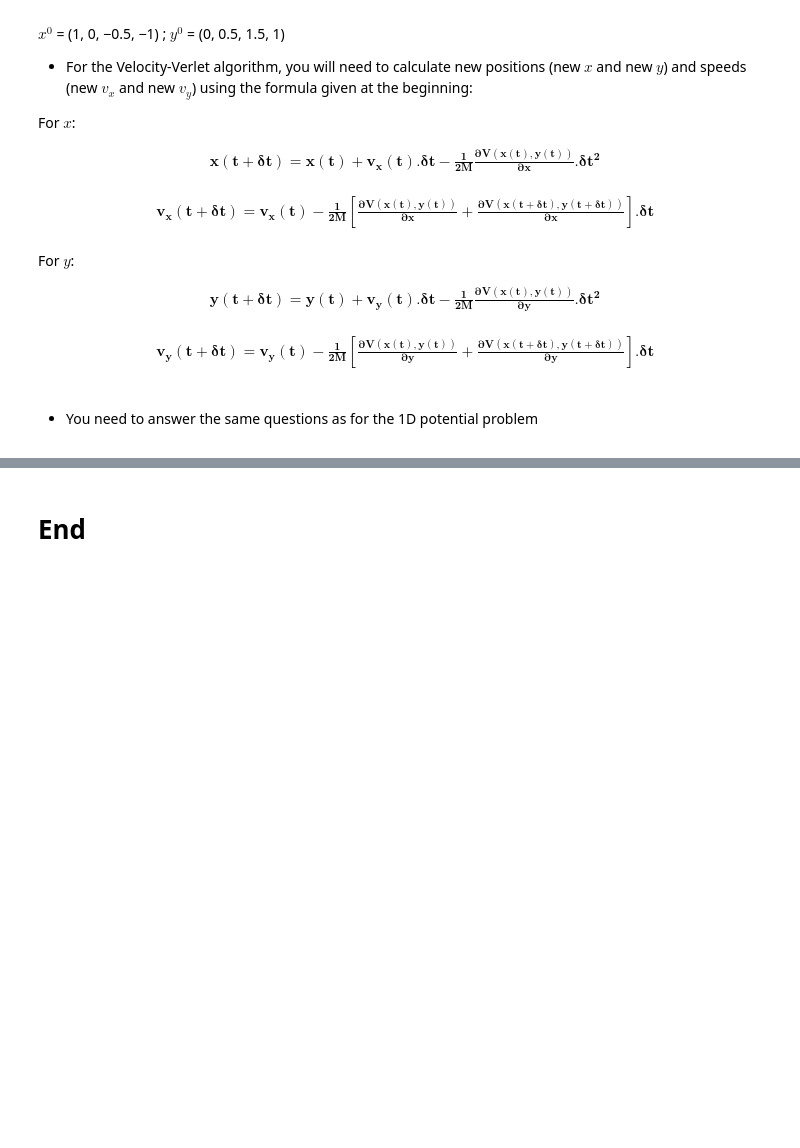
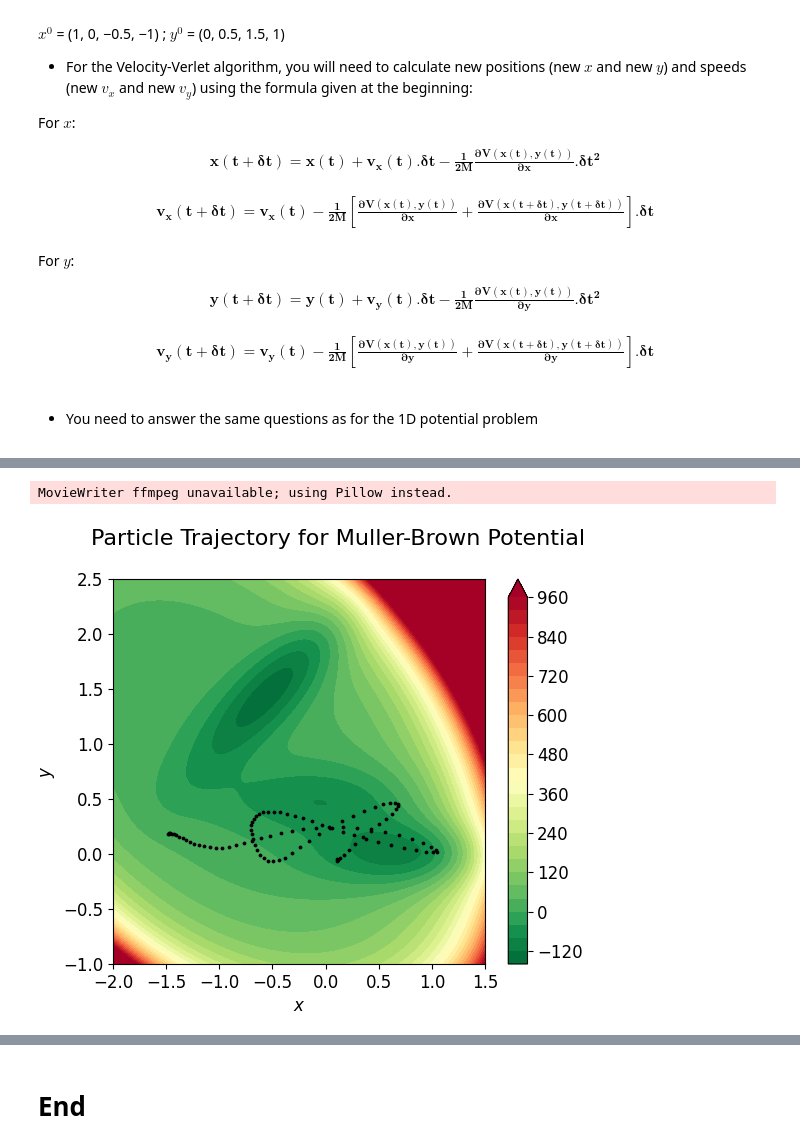
Before and after one commit to vfornemo/PytChem, a Jupyter notebook: MD_VVERLET_Tianyi.ipynb, the cells around one changed output, grey strips where cells are left out. Saved outputs shown, nothing was run; the diff lists cells and outputs as text; code cells hidden in the pictures; blank space fills up the shorter version.

```diff
--- a/MD_VVERLET_Tianyi.ipynb
+++ b/MD_VVERLET_Tianyi.ipynb
@@ -686,0 +861,78 @@ Warning: total energy of system deviates from the given value.
+# %%
+# Using Muller-Brown Potential
+
+# Define variables
+t_init = 0 # initial time
+t_step = 0.01  # step time
+t_tot = 10 # total time
+step_tot = 100 # total step
+x_init = -1.48 # initial position in x direction
+y_init = 0.18 # initial position in y direction
+vx_init = 0.0 # initial velocity in x direction
+vy_init = 0.0 # initial velocity in y direction
+M = 1 # particle mass
+dynamics_2d(t_step, t_init, t_tot, step_tot, x_init, y_init, vx_init, vy_init, M, 0)
+
+# PlotV using contour
+_x2 = np.linspace(-2.0,1.5,100)
+_y2 = np.linspace(-1.0,2.5,100)
+X2, Y2 = np.meshgrid(_x2, _y2)
+Z2 = V_2d(X2,Y2,0)
+Z2[Z2>1000] = 1000
+fig9, ax9 = plt.subplots(figsize=(6,5))
+# plt.rcParams["figure.figsize"] = plt.rcParamsDefault["figure.figsize"]
+con2 = plt.contourf(X2, Y2, Z2, 30, cmap=cm.RdYlGn_r, extend='max')
+fig9.colorbar(con2, ax=ax9)
+ax9.set_xlabel("$x$")
+ax9.set_ylabel("$y$")
+fig9.suptitle('Particle Trajectory for Muller-Brown Potential', fontsize=16)
+
+# Plot 2D trajectory
+# Read data
+df5 = pd.read_csv('md_2d_log_mb.csv', usecols = ["Position x","Position y", "Velocity x","Velocity y", "Total energy", "Time"])
+x_pos2 = df5["Position x"].tolist()
+y_pos2 = df5["Position y"].tolist()
+time5 = df5["Time"].tolist()
+
+# Plot trajectory
+scat2 = plt.scatter(x_pos2[0], y_pos2[0], c="black", s=3)
+
+def update2(frame):
+    # for each frame, update the data stored on each artist.
+    x = x_pos2[:frame]
+    y = y_pos2[:frame]
+    # update the scatter plot
+    data = np.stack([x, y]).T
+    scat2.set_offsets(data)
+    return scat2
+
+anim2 = animation.FuncAnimation(fig=fig9, func=update2, frames=len(x_pos2), interval=10, repeat=False)
+anim2.save('md_2d_mb.gif', dpi=80)
+plt.show()
+print("Check md_2d_mb.gif to see the trajectory of the particle.")
+
+# Plot velocities as a function of time
+x_vel2 = df5["Velocity x"].tolist()
+y_vel2 = df5["Velocity y"].tolist()
+tot_vel2 = np.sqrt(np.array(x_vel2)**2 + np.array(y_vel2)**2)
+fig10, ax10 = plt.subplots()
+l101 = ax10.plot(time5, x_vel1,linewidth=1,color='blue', label="Velocity in x direction")
+l102 = ax10.plot(time5, y_vel1,linewidth=1,color='red', label="Velocity in y direction")
+l103 = ax10.plot(time5, tot_vel1,linewidth=1,color='black', label="Total Velocity")
+ax10.set_xlabel("$t$ / s")
+ax10.set_ylabel("$v$")
+ax10.legend(loc=0)
+fig10.suptitle('Velocities as functions of time for Quadratic Well Potential', fontsize=16)
+plt.show()
+
+# Plot total energy variation as a function of time
+tot_e2 = df5["Total energy"].tolist()
+tot_e_var5 = [(x-tot_e2[0])/tot_e2[0]*100 for x in tot_e2]
+fig11, ax11 = plt.subplots()
+l11 = ax11.plot(time5, tot_e_var5,linewidth=1,color='blue', label="Total energy variation")
+ax11.set_xlabel("$t$ / s")
+ax11.set_ylabel("$\Delta E_{tot} (\%)$")
+ax11.legend(loc=0)
+fig11.suptitle('Total energy variation as functions of time for Muller-Brown Potential', fontsize=16)
+plt.show()
+# %% [output]
@@ -686,0 +945,2 @@ Warning: total energy of system deviates from the given value.
+MovieWriter ffmpeg unavailable; using Pillow instead.
+[figure, added]
```
Also changed, not shown: parts of 11 cells of this notebook, 1 other file.
